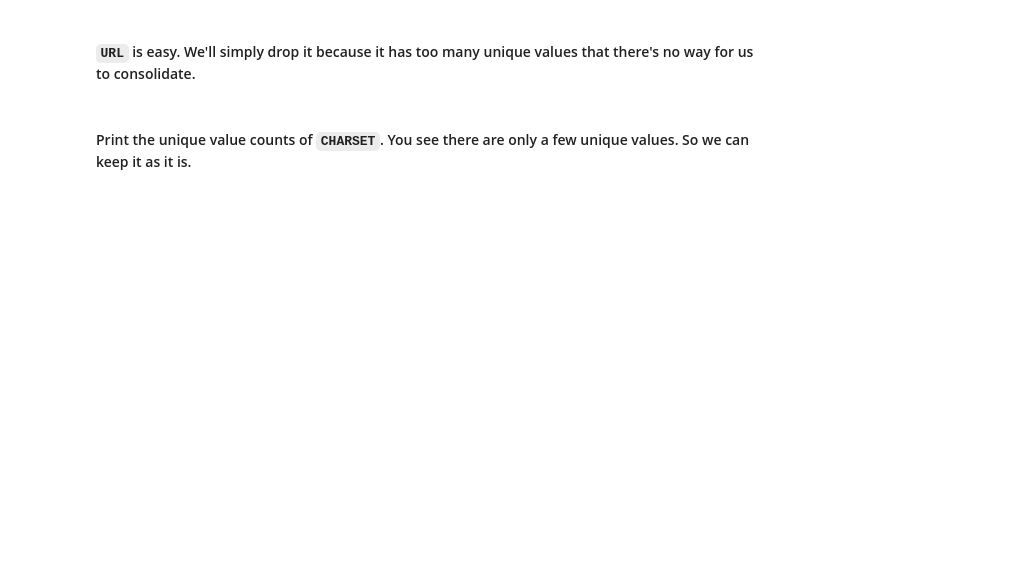
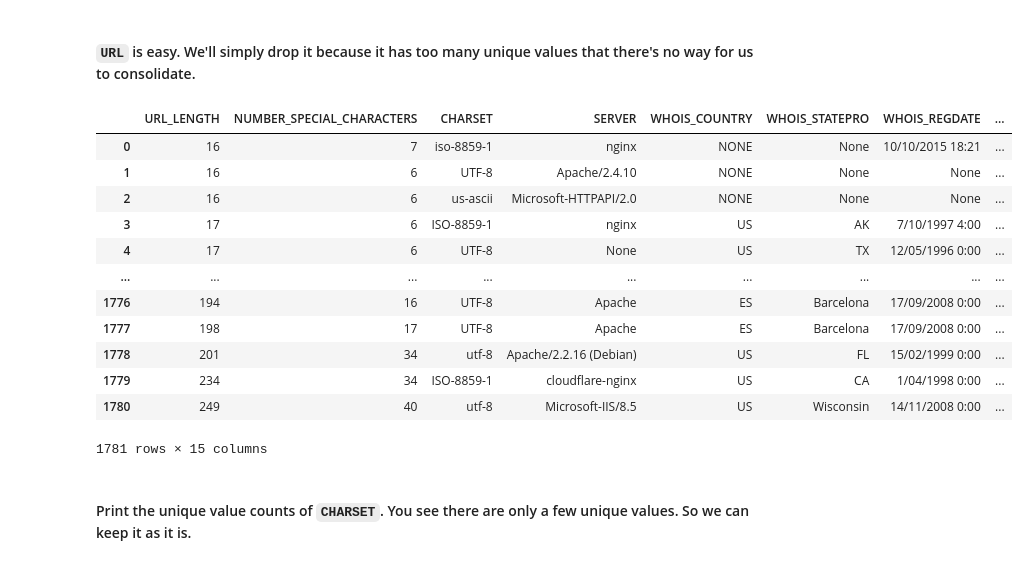
Before and after one commit to Fvperez1/dataptmad0522_labs, a Jupyter notebook: module-3/supervised-learning/your-code/main.ipynb, the cells around one changed output. Drawn from its saved outputs; the diff is of its cells as text; code cells hidden in the pictures; blank space fills up the shorter version.

```diff
--- a/module-3/supervised-learning/your-code/main.ipynb
+++ b/module-3/supervised-learning/your-code/main.ipynb
@@ -505,6 +537,22 @@ Now print the `dtypes` of the data again. Besides `WHOIS_COUNTRY` which we alrea
 #### `URL` is easy. We'll simply drop it because it has too many unique values that there's no way for us to consolidate.
 # %%
 # Your code here
+websites_clean=websites_clean.drop(['URL'], axis=1)
+websites_clean
+# %% [output]
+|  | URL_LENGTH | NUMBER_SPECIAL_CHARACTERS | CHARSET | SERVER | WHOIS_COUNTRY | WHOIS_STATEPRO | WHOIS_REGDATE | ... |
+| 0 | 16 | 7 | iso-8859-1 | nginx | NONE | None | 10/10/2015 18:21 | ... |
+| 1 | 16 | 6 | UTF-8 | Apache/2.4.10 | NONE | None | None | ... |
+| 2 | 16 | 6 | us-ascii | Microsoft-HTTPAPI/2.0 | NONE | None | None | ... |
+| 3 | 17 | 6 | ISO-8859-1 | nginx | US | AK | 7/10/1997 4:00 | ... |
+| 4 | 17 | 6 | UTF-8 | None | US | TX | 12/05/1996 0:00 | ... |
+| ... | ... | ... | ... | ... | ... | ... | ... | ... |
+| 1776 | 194 | 16 | UTF-8 | Apache | ES | Barcelona | 17/09/2008 0:00 | ... |
+| 1777 | 198 | 17 | UTF-8 | Apache | ES | Barcelona | 17/09/2008 0:00 | ... |
+| 1778 | 201 | 34 | utf-8 | Apache/2.2.16 (Debian) | US | FL | 15/02/1999 0:00 | ... |
+| 1779 | 234 | 34 | ISO-8859-1 | cloudflare-nginx | US | CA | 1/04/1998 0:00 | ... |
+| 1780 | 249 | 40 | utf-8 | Microsoft-IIS/8.5 | US | Wisconsin | 14/11/2008 0:00 | ... |
+1781 rows × 15 columns
 # %% [markdown]
 #### Print the unique value counts of `CHARSET`. You see there are only a few unique values. So we can keep it as it is.
 # %%
```
Also changed, not shown: parts of 38 cells of this notebook.
